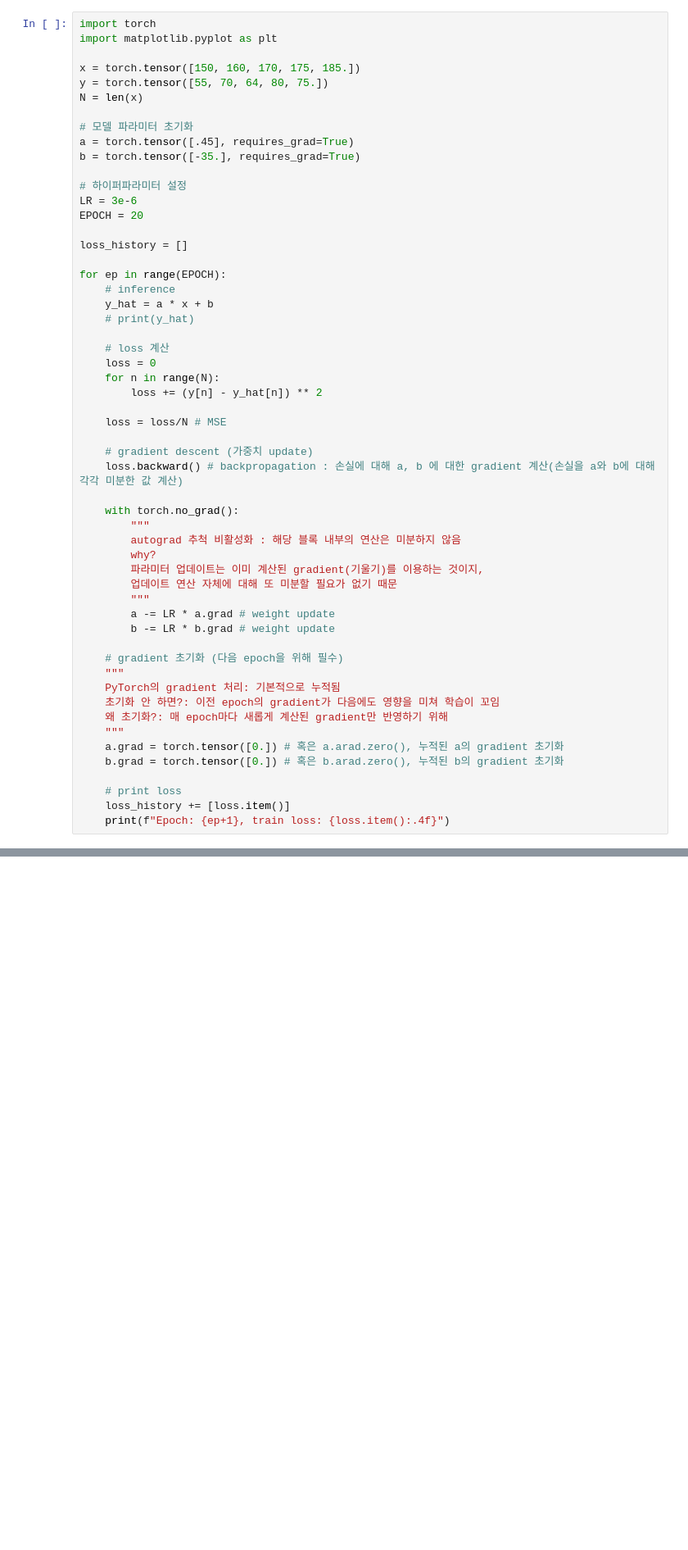
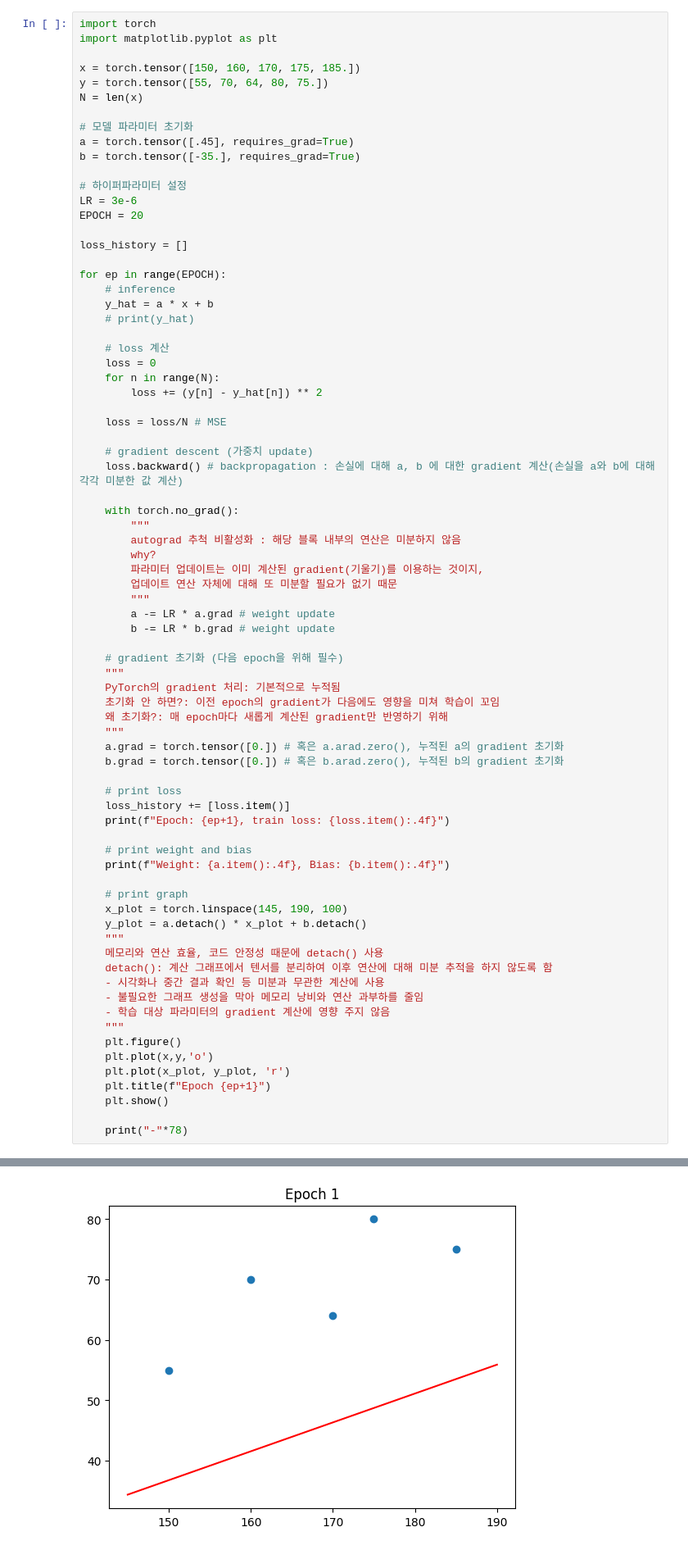
Before and after one commit to KKugi/Deep_learning_textbooks, a Jupyter notebook: Linear_regression.ipynb, the cells around one changed output, grey strips where cells are left out. Shown at 82% size. Cells and saved outputs as stored; diff of their text form; blank space fills up the shorter version.

```diff
--- a/Linear_regression.ipynb
+++ b/Linear_regression.ipynb
@@ -138,3 +185,25 @@ for ep in range(EPOCH):
     # print loss
     loss_history += [loss.item()]
     print(f"Epoch: {ep+1}, train loss: {loss.item():.4f}")
+
+    # print weight and bias
+    print(f"Weight: {a.item():.4f}, Bias: {b.item():.4f}")
+
+    # print graph
+    x_plot = torch.linspace(145, 190, 100)
+    y_plot = a.detach() * x_plot + b.detach()
+    """
+    메모리와 연산 효율, 코드 안정성 때문에 detach() 사용
+    detach(): 계산 그래프에서 텐서를 분리하여 이후 연산에 대해 미분 추적을 하지 않도록 함
+    - 시각화나 중간 결과 확인 등 미분과 무관한 계산에 사용
+    - 불필요한 그래프 생성을 막아 메모리 낭비와 연산 과부하를 줄임
+    - 학습 대상 파라미터의 gradient 계산에 영향 주지 않음
+    """
+    plt.figure()
+    plt.plot(x,y,'o')
+    plt.plot(x_plot, y_plot, 'r')
+    plt.title(f"Epoch {ep+1}")
+    plt.show()
+
+    print("-"*78)
+# %% [output]
@@ -140,0 +212 @@ for ep in range(EPOCH):
+[figure, added]
```
Also changed, not shown: parts of 9 cells of this notebook.
